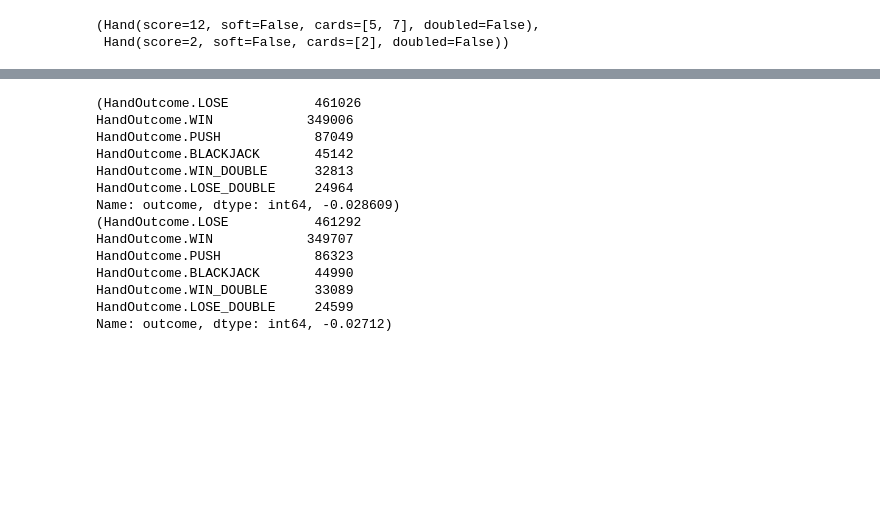
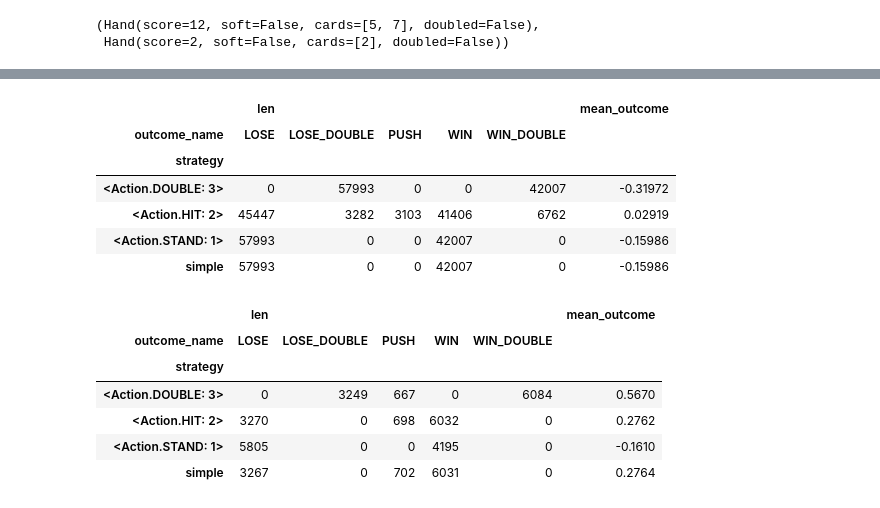
Before and after one commit to sdvinay/blackjack, a Jupyter notebook: Blackjack_sim.ipynb, the cells around one changed output, grey strips where cells are left out. Cells and saved outputs as stored; diff of their text form; code cells hidden in the pictures; blank space fills up the shorter version.

```diff
--- a/Blackjack_sim.ipynb
+++ b/Blackjack_sim.ipynb
@@ -332,0 +375,15 @@ def cond_12_2(hand, dealer):
+# %%
+def gen_cond_strategies(strat_base, condition, actions):
+    def gen_strat_action(strat_base, condition, action):
+        strat = generate_strat_conditional(strat_base, [(condition, action)])
+        strat.name = repr(action)
+        return strat
+
+    strats = [gen_strat_action(strat_base, condition, a) for a in actions]
+    return strats
+
+
+
+
+strats = gen_cond_strategies(strat_simple, cond_12_2, [Action.HIT, Action.STAND, Action.DOUBLE])
+strats
@@ -332,0 +409,11 @@ def cond_12_2(hand, dealer):
+# %%
+# TODO reduce duplication with run_n_sim_trials
+def run_n_sim_trials_from_state(strats, hand_p, hand_d, n):
+    sims = [generate_rows_from_round(complete_one_round(strats, hand_p, hand_d, deal_card())) for _ in range(n)]
+    results = pd.DataFrame([player for round in sims for player in round])
+    results['outcome_value'] = results['outcome'].apply(lambda x: x.value)
+    results['outcome_name'] = results['outcome'].apply(lambda x: str(x)[12:])
+    return results
+
+sims = run_n_sim_trials_from_state(strats, hand_p, hand_d, 10000)
+summarize_totals(sims)
@@ -457,18 +464,34 @@ Name: outcome, dtype: int64, -0.09537)
-# %%
-for strat in [strat_simple, strat_cond]:
-    print(summarize_totals(run_n_sim_trials(strat, 1000000)))
-# %% [output]
-(HandOutcome.LOSE           461026
-HandOutcome.WIN            349006
-HandOutcome.PUSH            87049
-HandOutcome.BLACKJACK       45142
-HandOutcome.WIN_DOUBLE      32813
-HandOutcome.LOSE_DOUBLE     24964
-Name: outcome, dtype: int64, -0.028609)
-(HandOutcome.LOSE           461292
-HandOutcome.WIN            349707
-HandOutcome.PUSH            86323
-HandOutcome.BLACKJACK       44990
-HandOutcome.WIN_DOUBLE      33089
-HandOutcome.LOSE_DOUBLE     24599
-Name: outcome, dtype: int64, -0.02712)
+# %%
+# soft 13 vs 6
+def cond_13s_6(hand, dealer):
+    return hand.score == 13 and dealer.score == 6 and hand.soft
+
+
+
+strats = gen_cond_strategies(strat_simple, cond_13s_6, [Action.HIT, Action.STAND, Action.DOUBLE])
+sims = run_n_sim_trials_from_state(strats+[strat_simple], make_hand([1, 2]), make_hand([6]), 100000)
+summarize_totals(sims)
+# %% [output]
+|  | len |  |  |  |  | mean_outcome |
+| outcome_name | LOSE | LOSE_DOUBLE | PUSH | WIN | WIN_DOUBLE |  |
+| strategy |  |  |  |  |  |  |
+| <Action.DOUBLE: 3> | 0 | 57993 | 0 | 0 | 42007 | -0.31972 |
+| <Action.HIT: 2> | 45447 | 3282 | 3103 | 41406 | 6762 | 0.02919 |
+| <Action.STAND: 1> | 57993 | 0 | 0 | 42007 | 0 | -0.15986 |
+| simple | 57993 | 0 | 0 | 42007 | 0 | -0.15986 |
+# %%
+# 10 v 6
+def cond_10_6(hand, dealer):
+    return hand.score == 10 and dealer.score == 6 and not hand.soft
+
+strats = gen_cond_strategies(strat_simple, cond_10_6, [Action.HIT, Action.STAND, Action.DOUBLE])
+sims = run_n_sim_trials_from_state(strats+[strat_simple], make_hand([5, 5]), make_hand([6]), 10000)
+summarize_totals(sims)
+# %% [output]
+|  | len |  |  |  |  | mean_outcome |
+| outcome_name | LOSE | LOSE_DOUBLE | PUSH | WIN | WIN_DOUBLE |  |
+| strategy |  |  |  |  |  |  |
+| <Action.DOUBLE: 3> | 0 | 3249 | 667 | 0 | 6084 | 0.5670 |
+| <Action.HIT: 2> | 3270 | 0 | 698 | 6032 | 0 | 0.2762 |
+| <Action.STAND: 1> | 5805 | 0 | 0 | 4195 | 0 | -0.1610 |
+| simple | 3267 | 0 | 702 | 6031 | 0 | 0.2764 |
```
Also changed, not shown: parts of 38 cells of this notebook.
